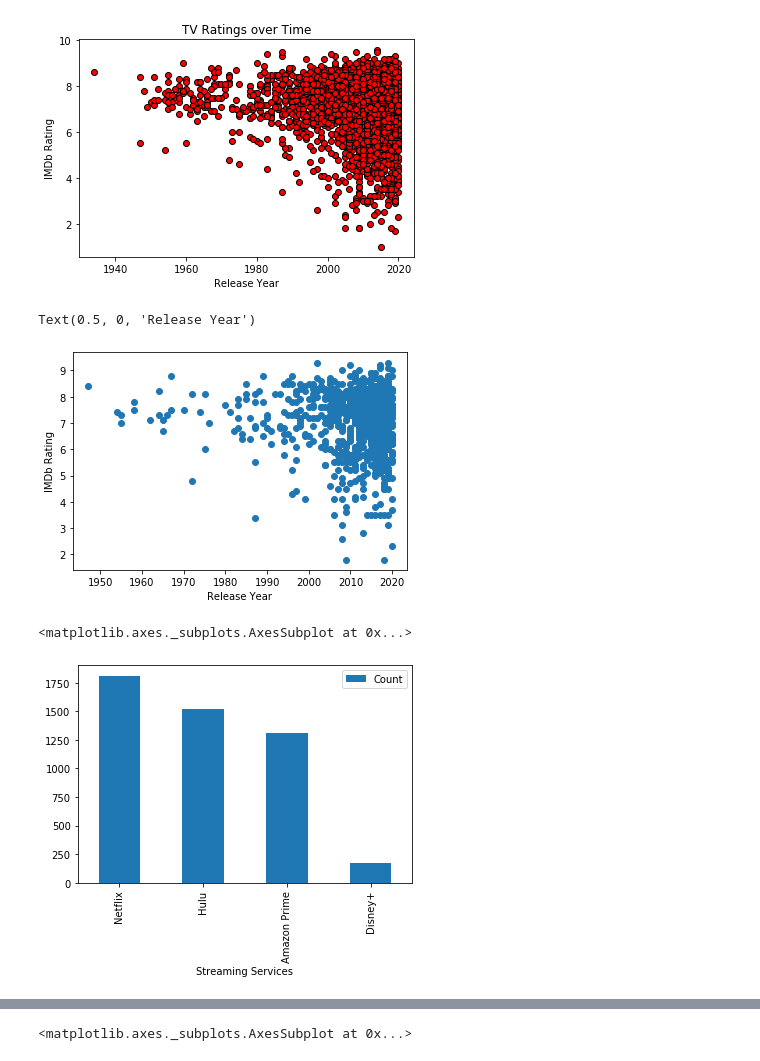
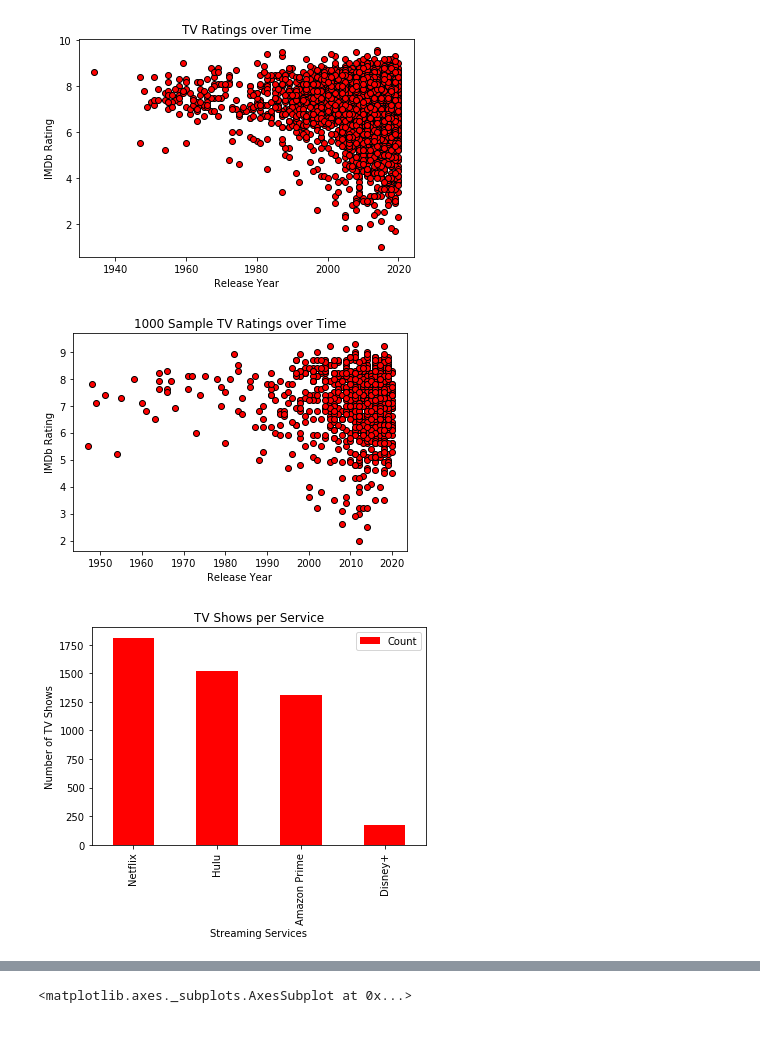
Before and after one commit to trevorguleserian/Project1, a Jupyter notebook: tv_data.ipynb, the cells around one changed output, grey strips where cells are left out. Saved outputs shown, nothing was run; the diff lists cells and outputs as text; code cells hidden in the pictures; blank space fills up the shorter version.

```diff
--- a/tv_data.ipynb
+++ b/tv_data.ipynb
@@ -40,12 +40,16 @@ sample_df = tv_df.sample(n=1000)
 # %%
 year = sample_df['Year']
 rating = sample_df['IMDb']
-plt.scatter(year, rating)
+plt.scatter(year, rating, facecolor = 'red', edgecolor = 'black')
 plt.ylabel('IMDb Rating')
 plt.xlabel('Release Year')
+plt.title('1000 Sample TV Ratings over Time')
+
+plt.savefig("PNG/sampletv_vs_time.png")
+
+plt.show()
 # %% [output]
-Text(0.5, 0, 'Release Year')
-[figure, old version]
+[figure, new version]
 # %%
 netflix_df = tv_df.loc[tv_df['Netflix'] == 1]
 netflix = (len(netflix_df))
@@ -62,10 +66,15 @@ disney = (len(disney_df))
 count_df = pd.DataFrame({'Streaming Services': ['Netflix', 'Hulu', 'Amazon Prime', 'Disney+'],
                          'Count': [netflix, hulu, prime, disney]}
                        ).set_index('Streaming Services')
-count_df.plot(kind='bar')
+count_df.plot(kind='bar', color = 'red')
+plt.ylabel("Number of TV Shows")
+plt.title("TV Shows per Service")
+
+plt.savefig("PNG/tv_per_service.png")
+
+plt. show()
 # %% [output]
-<matplotlib.axes._subplots.AxesSubplot at 0x...>
-[figure, old version]
+[figure, new version]
 # %%
 year_bin = [0, 1959, 1969, 1979, 1989, 1999, 2009, 2019, 2030]
 year_names = ['1950', '1960', '1970', '1980', '1990', '2000', '2010', '2020']
```
Also changed, not shown: parts of 5 cells of this notebook, 7 other files.
